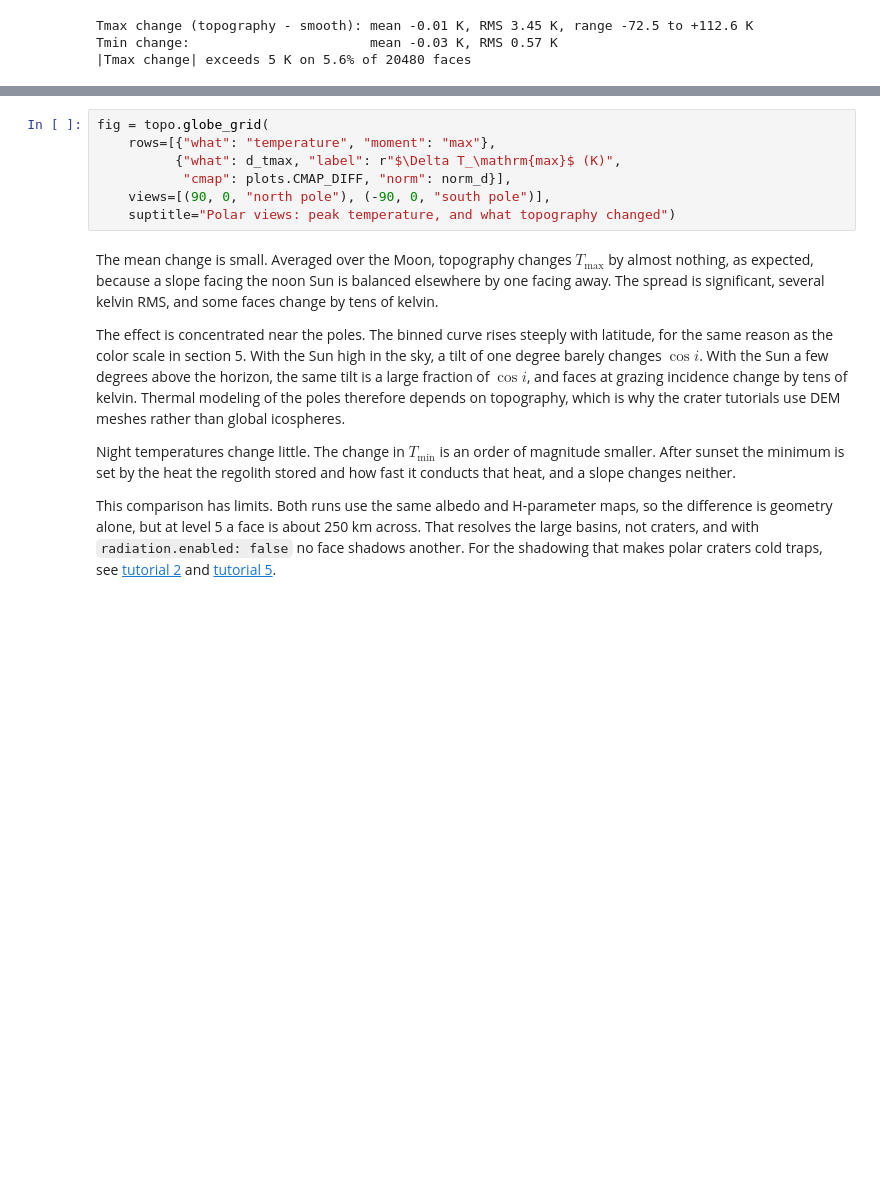
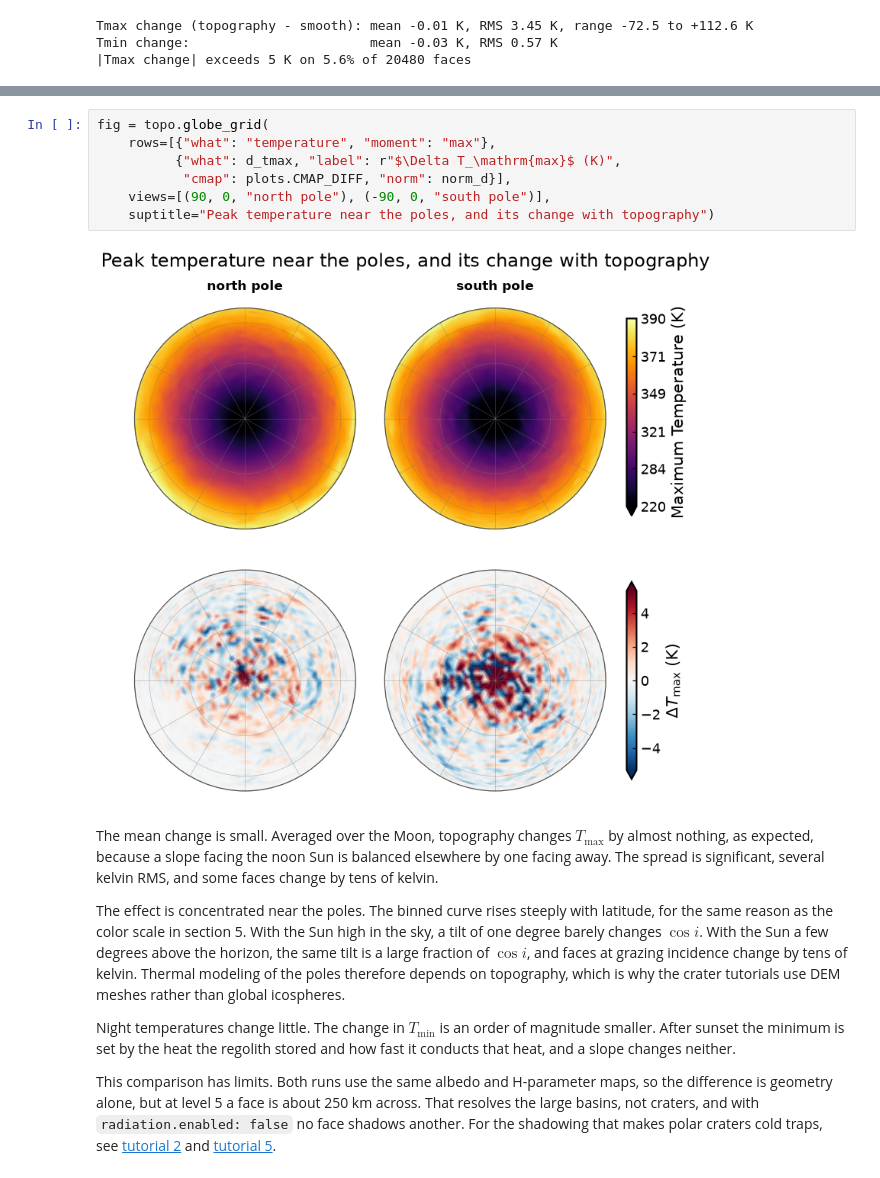
Before and after one commit to phayne/ptm3d, a Jupyter notebook: docs/tutorials/notebooks/01_moon_diurnal.ipynb, the cells around one changed output, grey strips where cells are left out. Drawn from its saved outputs; the diff is of its cells as text; blank space fills up the shorter version.

```diff
--- a/docs/tutorials/notebooks/01_moon_diurnal.ipynb
+++ b/docs/tutorials/notebooks/01_moon_diurnal.ipynb
@@ -343,10 +356,12 @@ fig.tight_layout()
 # %%
 fig = topo.globe_grid(
     rows=[{"what": "temperature", "moment": "max"},
           {"what": d_tmax, "label": r"$\Delta T_\mathrm{max}$ (K)",
            "cmap": plots.CMAP_DIFF, "norm": norm_d}],
     views=[(90, 0, "north pole"), (-90, 0, "south pole")],
-    suptitle="Polar views: peak temperature, and what topography changed")
+    suptitle="Peak temperature near the poles, and its change with topography")
+# %% [output]
+[figure, added]
 # %% [markdown]
 The mean change is small. Averaged over the Moon, topography changes $T_\mathrm{max}$ by
 almost nothing, as expected, because a slope facing the noon Sun is balanced elsewhere by one
```
Also changed, not shown: parts of 12 cells of this notebook, 3 other files.
